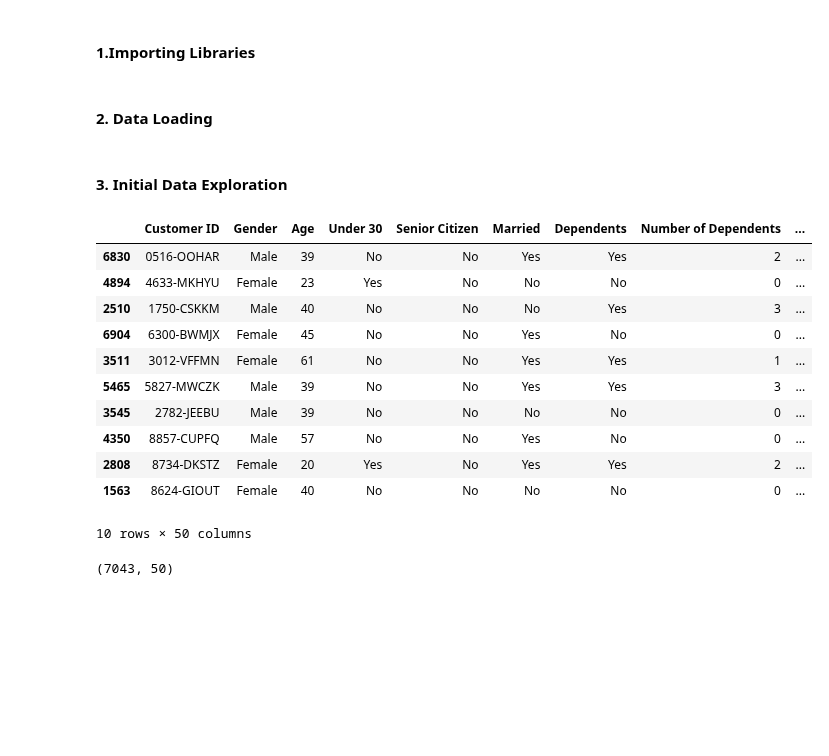
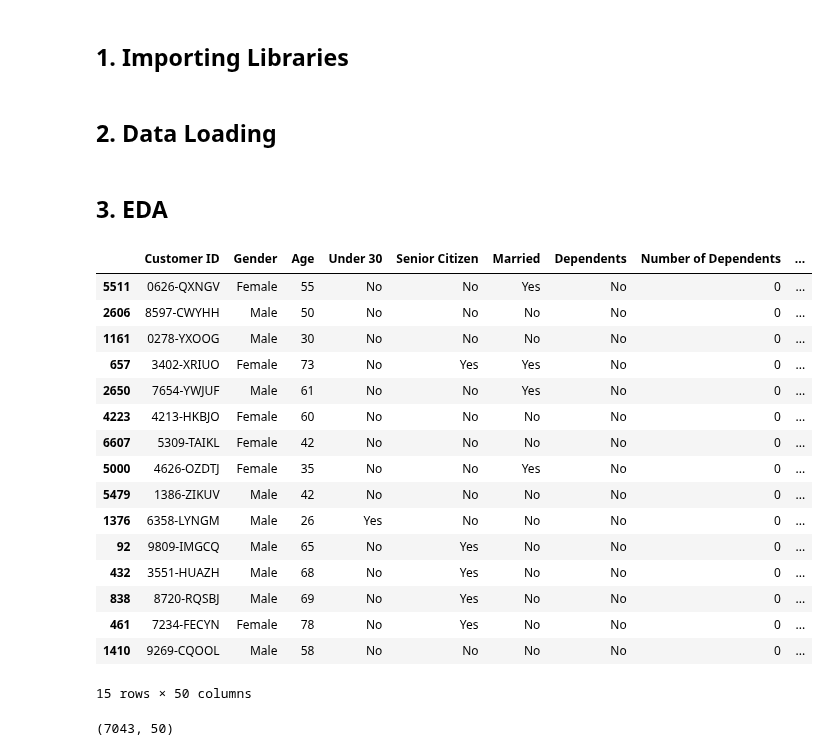
Before and after one commit to Akbarhusain12/churn-project, a Jupyter notebook: notebooks/01_eda.ipynb, the cells around one changed output. Drawn from its saved outputs; the diff is of its cells as text; code cells hidden in the pictures; blank space fills up the shorter version.

```diff
--- a/notebooks/01_eda.ipynb
+++ b/notebooks/01_eda.ipynb
@@ -1,5 +1,5 @@
 # %% [markdown]
-#### 1.Importing Libraries
+## 1. Importing Libraries
 # %%
 import pandas as pd
 import matplotlib.pyplot as plt
@@ -12,26 +26,31 @@ from sklearn.metrics import confusion_matrix, accuracy_score, classification_rep
 import warnings
 warnings.filterwarnings('ignore')
 # %% [markdown]
-#### 2. Data Loading
+## 2. Data Loading
 # %%
 df = pd.read_csv('../data/raw/telco.csv')
 # %% [markdown]
-#### 3. Initial Data Exploration
+## 3. EDA
 # %%
-df.sample(10)
+df.sample(15)
 # %% [output]
 |  | Customer ID | Gender | Age | Under 30 | Senior Citizen | Married | Dependents | Number of Dependents | ... |
-| 6830 | 0516-OOHAR | Male | 39 | No | No | Yes | Yes | 2 | ... |
-| 4894 | 4633-MKHYU | Female | 23 | Yes | No | No | No | 0 | ... |
-| 2510 | 1750-CSKKM | Male | 40 | No | No | No | Yes | 3 | ... |
-| 6904 | 6300-BWMJX | Female | 45 | No | No | Yes | No | 0 | ... |
-| 3511 | 3012-VFFMN | Female | 61 | No | No | Yes | Yes | 1 | ... |
-| 5465 | 5827-MWCZK | Male | 39 | No | No | Yes | Yes | 3 | ... |
-| 3545 | 2782-JEEBU | Male | 39 | No | No | No | No | 0 | ... |
-| 4350 | 8857-CUPFQ | Male | 57 | No | No | Yes | No | 0 | ... |
-| 2808 | 8734-DKSTZ | Female | 20 | Yes | No | Yes | Yes | 2 | ... |
-| 1563 | 8624-GIOUT | Female | 40 | No | No | No | No | 0 | ... |
+| 5511 | 0626-QXNGV | Female | 55 | No | No | Yes | No | 0 | ... |
+| 2606 | 8597-CWYHH | Male | 50 | No | No | No | No | 0 | ... |
+| 1161 | 0278-YXOOG | Male | 30 | No | No | No | No | 0 | ... |
+| 657 | 3402-XRIUO | Female | 73 | No | Yes | Yes | No | 0 | ... |
+| 2650 | 7654-YWJUF | Male | 61 | No | No | Yes | No | 0 | ... |
+| 4223 | 4213-HKBJO | Female | 60 | No | No | No | No | 0 | ... |
+| 6607 | 5309-TAIKL | Female | 42 | No | No | No | No | 0 | ... |
+| 5000 | 4626-OZDTJ | Female | 35 | No | No | Yes | No | 0 | ... |
+| 5479 | 1386-ZIKUV | Male | 42 | No | No | No | No | 0 | ... |
+| 1376 | 6358-LYNGM | Male | 26 | Yes | No | No | No | 0 | ... |
+| 92 | 9809-IMGCQ | Male | 65 | No | Yes | No | No | 0 | ... |
+| 432 | 3551-HUAZH | Male | 68 | No | Yes | No | No | 0 | ... |
+| 838 | 8720-RQSBJ | Male | 69 | No | Yes | No | No | 0 | ... |
+| 461 | 7234-FECYN | Female | 78 | No | Yes | No | No | 0 | ... |
+| 1410 | 9269-CQOOL | Male | 58 | No | No | No | No | 0 | ... |
-10 rows × 50 columns
+15 rows × 50 columns
 # %%
 df.shape
 # %% [output]
```
Also changed, not shown: parts of 61 cells of this notebook.
